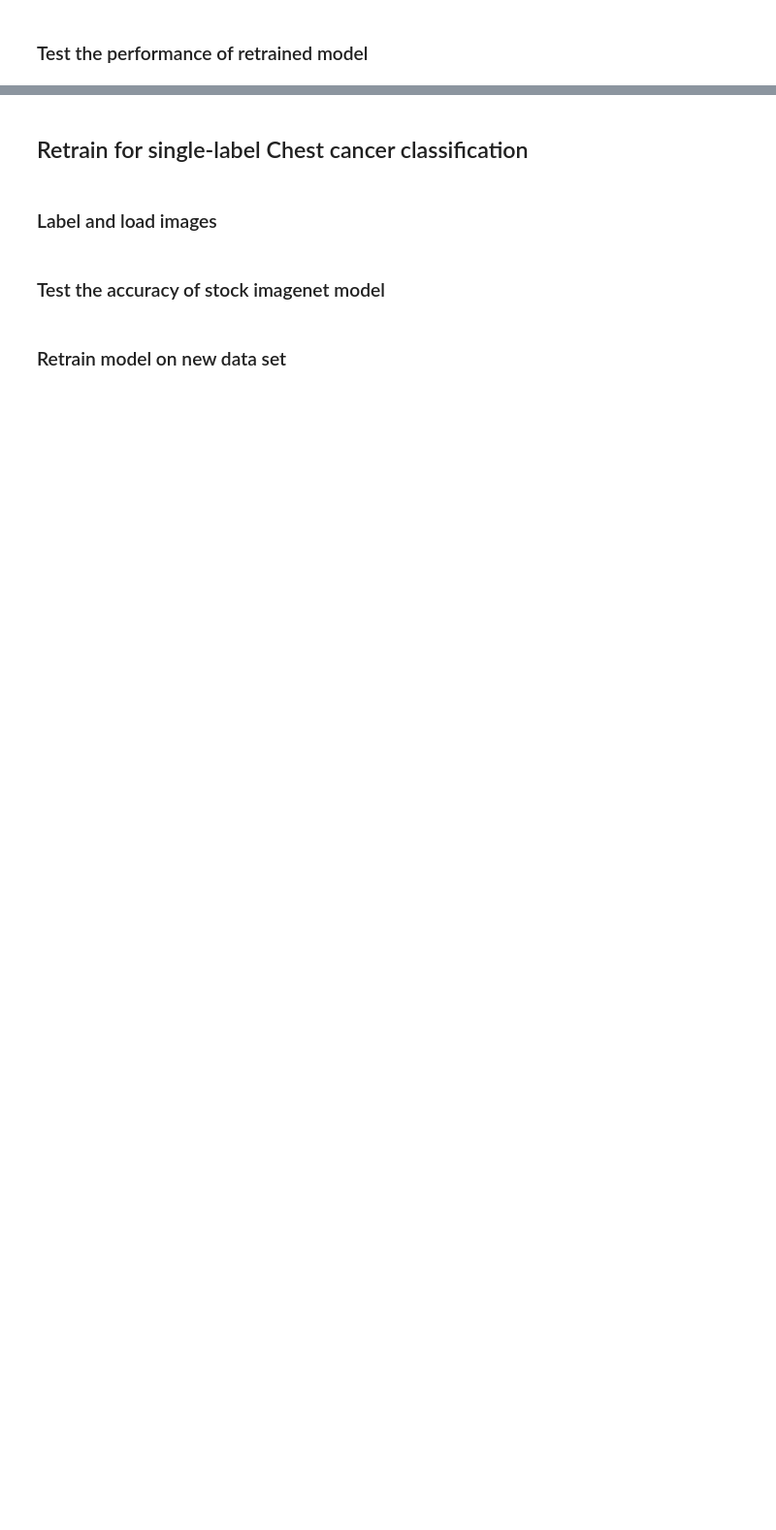
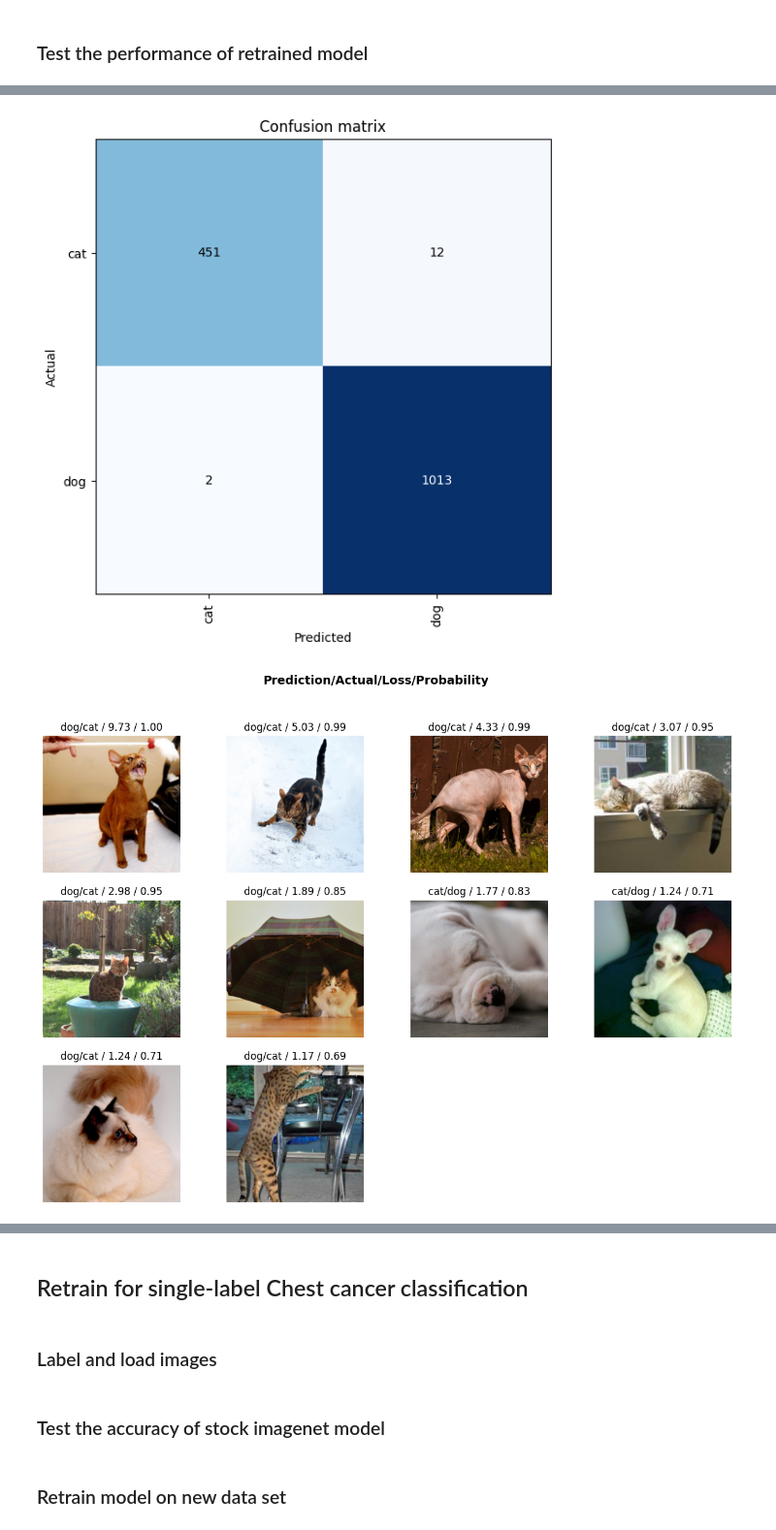
Before and after one commit to davay/data5100, a Jupyter notebook: classifier.ipynb, the cells around one changed output, grey strips where cells are left out. Shown at 97% size. Drawn from its saved outputs; the diff is of its cells as text; code cells hidden in the pictures; blank space fills up the shorter version.

```diff
--- a/classifier.ipynb
+++ b/classifier.ipynb
@@ -34,4 +42,5 @@ learn.fine_tune(1)
 # %%
 interp = ClassificationInterpretation.from_learner(learn)
 interp.plot_confusion_matrix(figsize=(6,6))
-interp.plot_top_losses(9, figsize=(15,10))
+interp.plot_top_losses(10, figsize=(15,10))
+# %% [output]
@@ -38,3 +50,5 @@ interp.plot_top_losses(9, figsize=(15,10))
+[figure, added]
+[figure, added]
 # %%
 img = PILImage.create(file_names[9])
 
```
Also changed, not shown: parts of 5 cells of this notebook.
